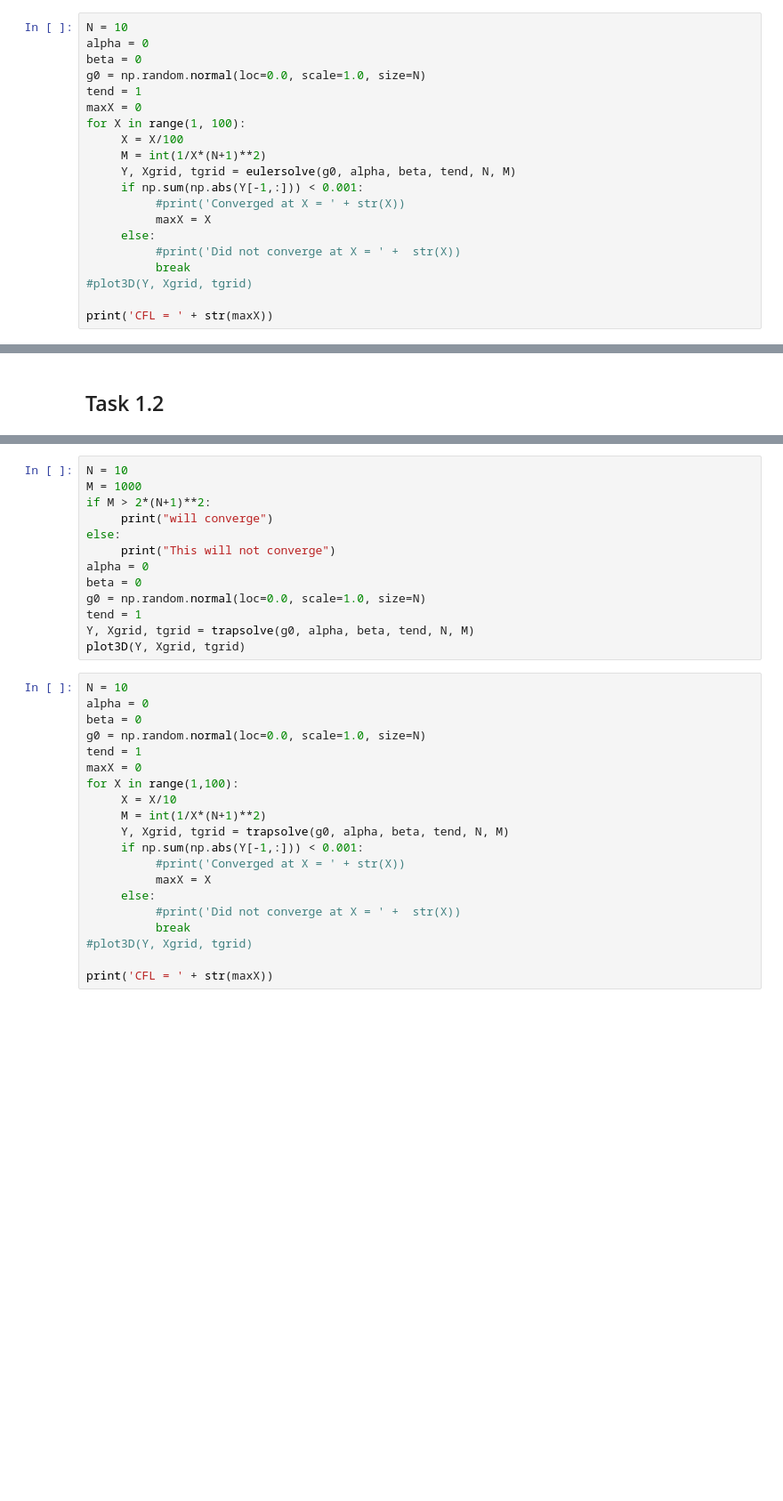
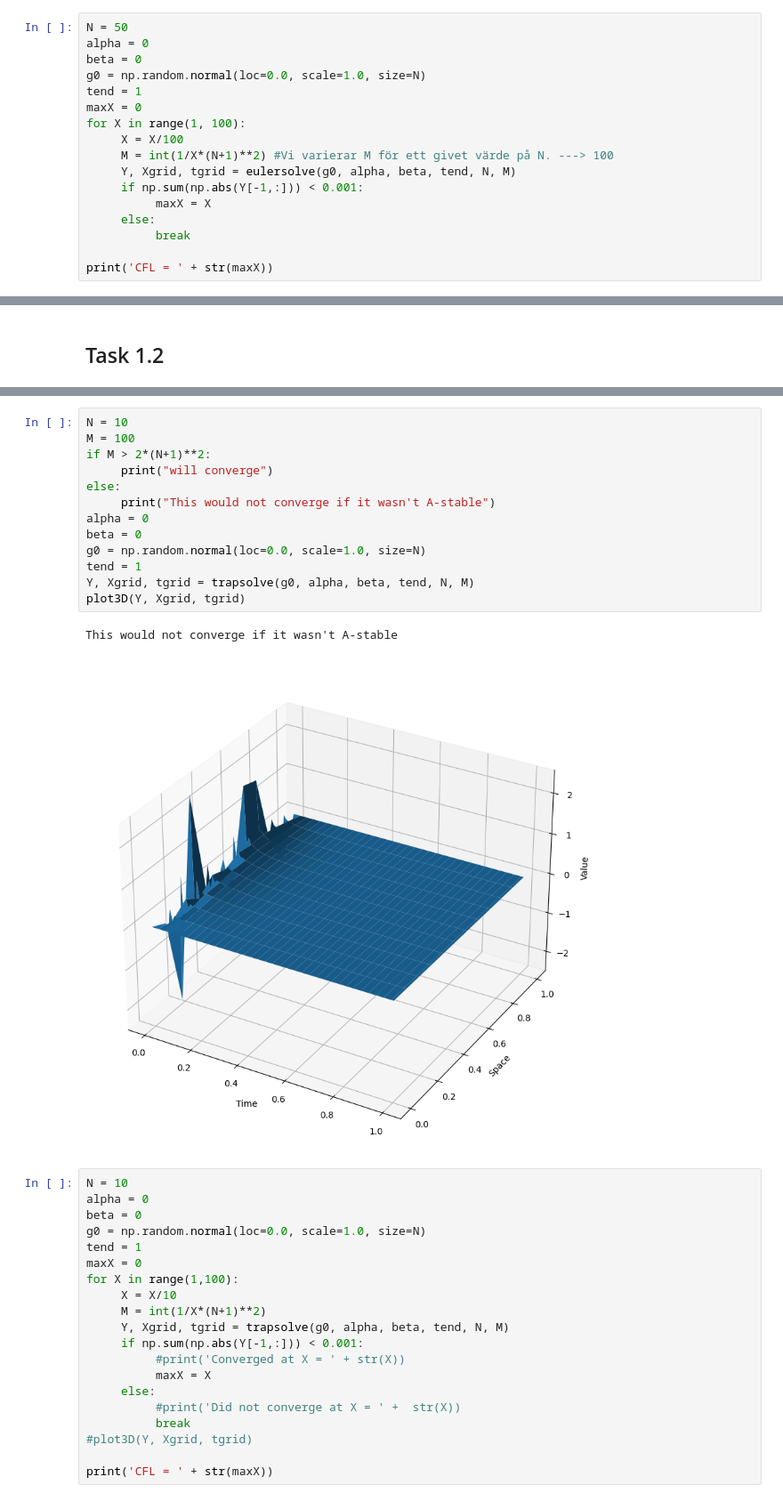
Before and after one commit to axelorrhede/Numerical-Methods-for-Differential-Equations, a Jupyter notebook: Project3task1.ipynb, the cells around one changed output, grey strips where cells are left out. Shown at 89% size. Cells and saved outputs as stored; diff of their text form; blank space fills up the shorter version.

```diff
--- a/Project3task1.ipynb
+++ b/Project3task1.ipynb
@@ -58,5 +66,5 @@ plot3D(Y, Xgrid, tgrid)
 # %%
-N = 10
+N = 50
 alpha = 0
 beta = 0
 g0 = np.random.normal(loc=0.0, scale=1.0, size=N)
@@ -64,14 +72,11 @@ tend = 1
 maxX = 0
 for X in range(1, 100):
      X = X/100
-     M = int(1/X*(N+1)**2)
+     M = int(1/X*(N+1)**2) #Vi varierar M för ett givet värde på N. ---> 100
      Y, Xgrid, tgrid = eulersolve(g0, alpha, beta, tend, N, M)
      if np.sum(np.abs(Y[-1,:])) < 0.001:
-          #print('Converged at X = ' + str(X))
           maxX = X
      else:
-          #print('Did not converge at X = ' +  str(X))
           break
-#plot3D(Y, Xgrid, tgrid)
 
 print('CFL = ' + str(maxX))
@@ -101,17 +107,20 @@ def trapsolve(g0, alpha, beta, tend, N, M):
      return Y, Xgrid, tgrid
 # %%
 N = 10
-M = 1000
+M = 100
 if M > 2*(N+1)**2:
      print("will converge")
 else:
-     print("This will not converge")
+     print("This would not converge if it wasn't A-stable")
 alpha = 0
 beta = 0
 g0 = np.random.normal(loc=0.0, scale=1.0, size=N)
 tend = 1
 Y, Xgrid, tgrid = trapsolve(g0, alpha, beta, tend, N, M)
 plot3D(Y, Xgrid, tgrid)
+# %% [output]
+This would not converge if it wasn't A-stable
+[figure, added]
 # %%
 N = 10
 alpha = 0
```
Also changed, not shown: parts of 6 cells of this notebook.
